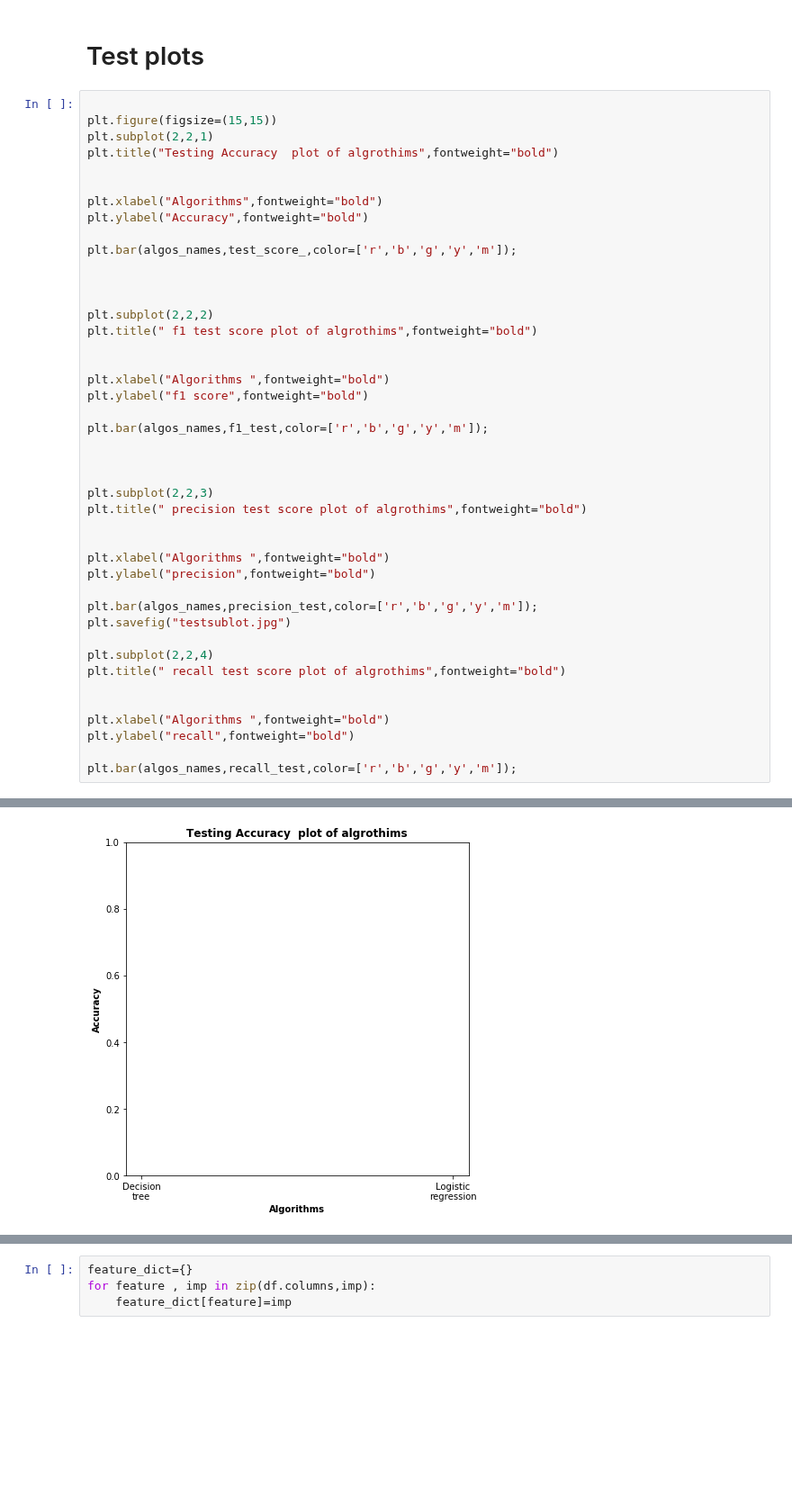
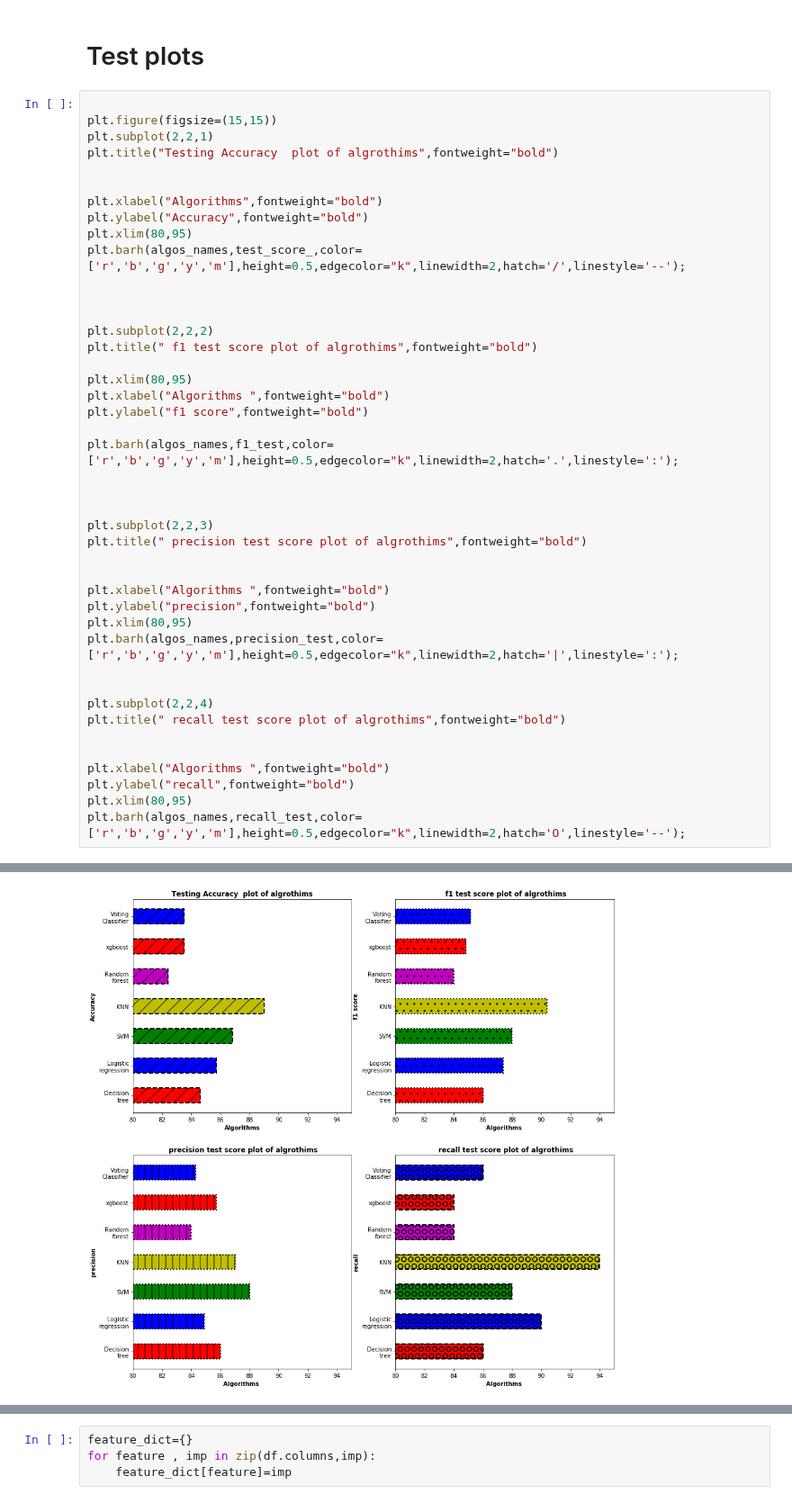
Before and after one commit to northcampus-university-of-kashmir/Heart-Disease-Detection-System, a Jupyter notebook: All in one_updated.ipynb, the cells around one changed output, grey strips where cells are left out. Shown at 90% size. Saved outputs shown, nothing was run; the diff lists cells and outputs as text; blank space fills up the shorter version.

```diff
--- a/All in one_updated.ipynb
+++ b/All in one_updated.ipynb
@@ -770,19 +785,19 @@ plt.title("Testing Accuracy  plot of algrothims",fontweight="bold")
 
 plt.xlabel("Algorithms",fontweight="bold")
 plt.ylabel("Accuracy",fontweight="bold")
-
-plt.bar(algos_names,test_score_,color=['r','b','g','y','m']);
+plt.xlim(80,95)
+plt.barh(algos_names,test_score_,color=['r','b','g','y','m'],height=0.5,edgecolor="k",linewidth=2,hatch='/',linestyle='--');
 
 
 
 plt.subplot(2,2,2)
 plt.title(" f1 test score plot of algrothims",fontweight="bold")
 
-
+plt.xlim(80,95)
 plt.xlabel("Algorithms ",fontweight="bold")
 plt.ylabel("f1 score",fontweight="bold")
 
-plt.bar(algos_names,f1_test,color=['r','b','g','y','m']);
+plt.barh(algos_names,f1_test,color=['r','b','g','y','m'],height=0.5,edgecolor="k",linewidth=2,hatch='.',linestyle=':');
 
 
 
@@ -792,9 +807,9 @@ plt.title(" precision test score plot of algrothims",fontweight="bold")
 
 plt.xlabel("Algorithms ",fontweight="bold")
 plt.ylabel("precision",fontweight="bold")
+plt.xlim(80,95)
+plt.barh(algos_names,precision_test,color=['r','b','g','y','m'],height=0.5,edgecolor="k",linewidth=2,hatch='|',linestyle=':');
 
-plt.bar(algos_names,precision_test,color=['r','b','g','y','m']);
-plt.savefig("testsublot.jpg")
 
 plt.subplot(2,2,4)
 plt.title(" recall test score plot of algrothims",fontweight="bold")
@@ -802,6 +817,6 @@ plt.title(" recall test score plot of algrothims",fontweight="bold")
 
 plt.xlabel("Algorithms ",fontweight="bold")
 plt.ylabel("recall",fontweight="bold")
-
-plt.bar(algos_names,recall_test,color=['r','b','g','y','m']);
+plt.xlim(80,95)
+plt.barh(algos_names,recall_test,color=['r','b','g','y','m'],height=0.5,edgecolor="k",linewidth=2,hatch='O',linestyle='--');
 # %% [output]
@@ -809,4 +823,4 @@ ValueError: shape mismatch: objects cannot be broadcast to a single shape
-[figure, old version]
+[figure, new version]
 # %%
 imp=rand_forest.feature_importances_
 imp
```
Also changed, not shown: parts of 20 cells of this notebook, 2 other files.
